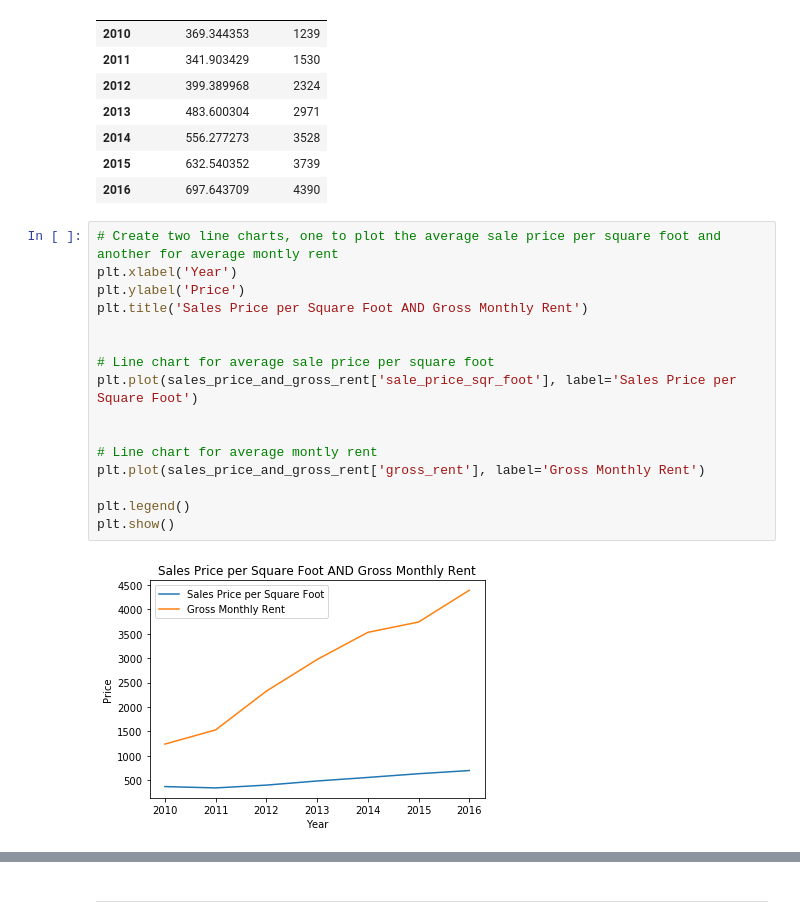
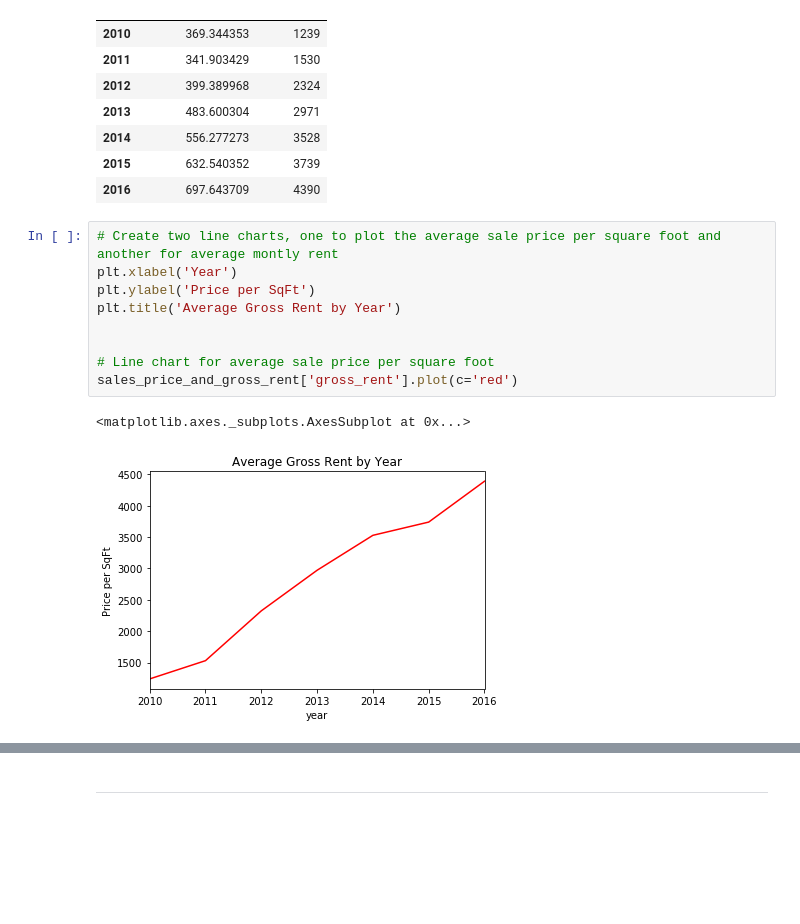
Before and after one commit to Row-Bell/Unit_6_Pythonic_Monopoly, a Jupyter notebook: rental_analysis.ipynb, the cells around one changed output, grey strips where cells are left out. Saved outputs shown, nothing was run; the diff lists cells and outputs as text; blank space fills up the shorter version.

```diff
--- a/rental_analysis.ipynb
+++ b/rental_analysis.ipynb
@@ -114,18 +114,12 @@ sales_price_and_gross_rent
 # %%
 # Create two line charts, one to plot the average sale price per square foot and another for average montly rent
 plt.xlabel('Year')
-plt.ylabel('Price')
-plt.title('Sales Price per Square Foot AND Gross Monthly Rent')
+plt.ylabel('Price per SqFt')
+plt.title('Average Gross Rent by Year')
 
 
 # Line chart for average sale price per square foot
-plt.plot(sales_price_and_gross_rent['sale_price_sqr_foot'], label='Sales Price per Square Foot')
-
-
-# Line chart for average montly rent
-plt.plot(sales_price_and_gross_rent['gross_rent'], label='Gross Monthly Rent')
-
-plt.legend()
-plt.show()
+sales_price_and_gross_rent['gross_rent'].plot(c='red')
 # %% [output]
+<matplotlib.axes._subplots.AxesSubplot at 0x...>
-[figure, old version]
+[figure, new version]
```
Also changed, not shown: parts of 13 cells of this notebook, 1 other file.
